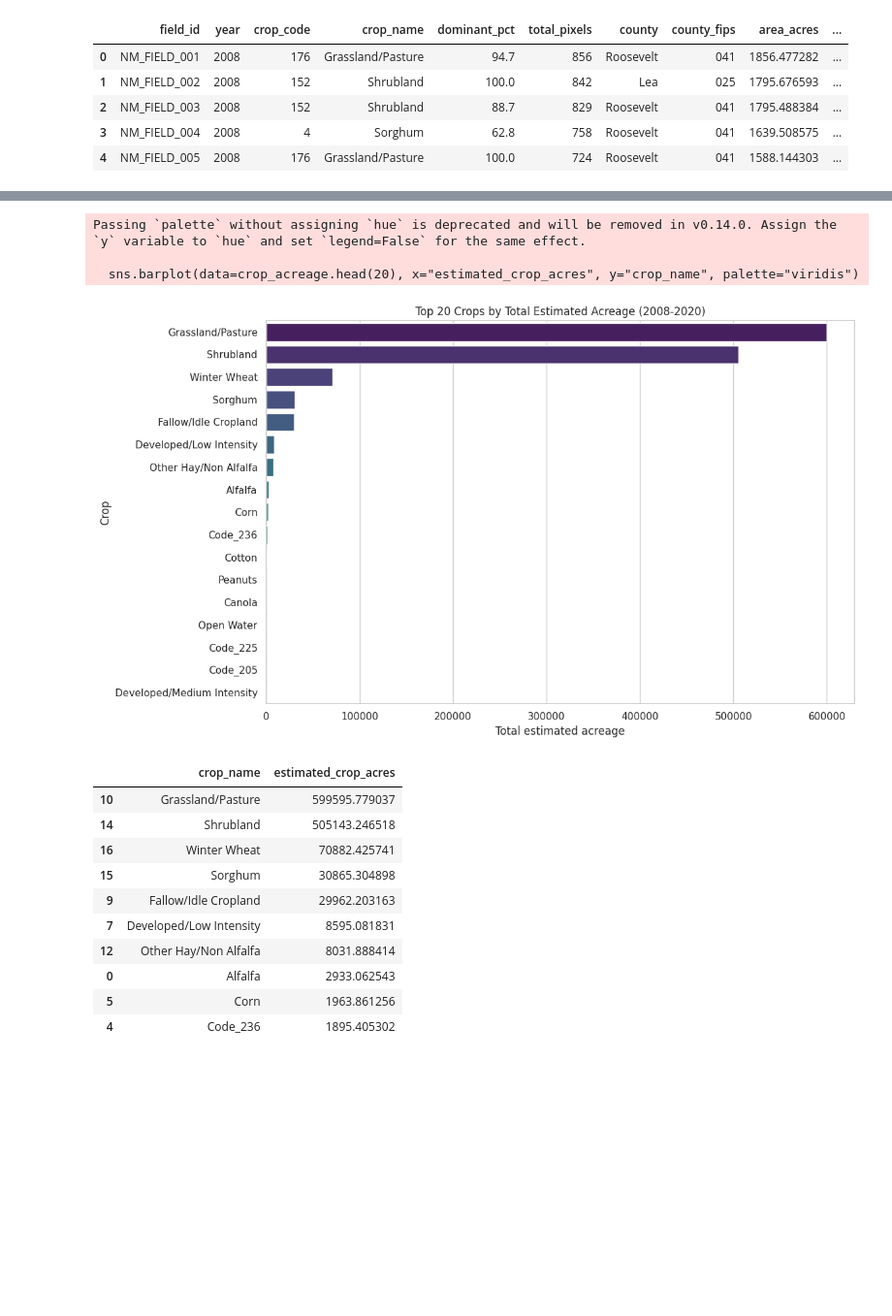
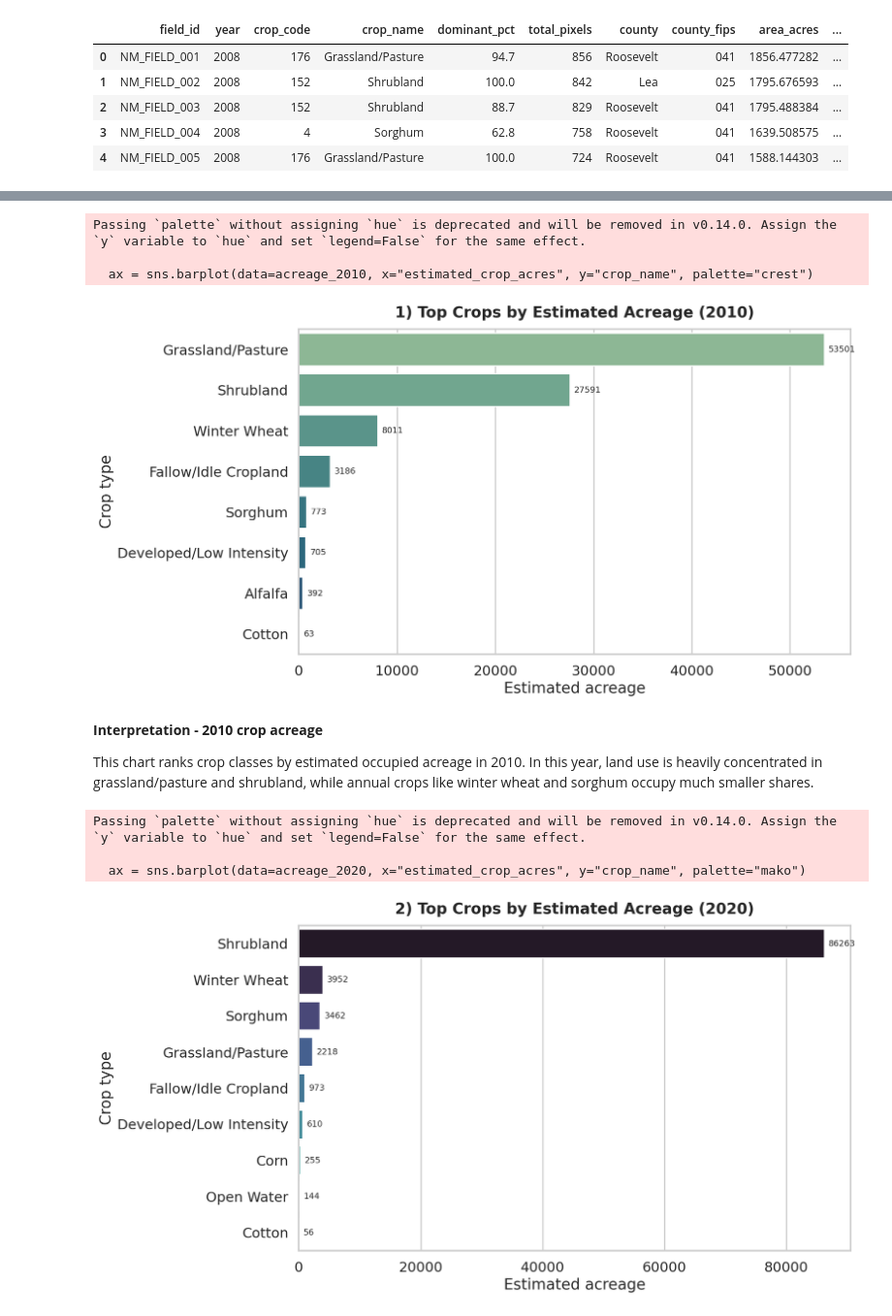
Before and after one commit to psbsingh25/EVTLR-Project, a Jupyter notebook: notebooks/03_field_eda/assignment-03-eda.ipynb, the cells around one changed output, grey strips where cells are left out. Shown at 97% size. Drawn from its saved outputs; the diff is of its cells as text; code cells hidden in the pictures; blank space fills up the shorter version.

```diff
--- a/notebooks/03_field_eda/assignment-03-eda.ipynb
+++ b/notebooks/03_field_eda/assignment-03-eda.ipynb
@@ -284,33 +333,50 @@ Merged crop + field + soil data - .describe(include='all').T
+# %%
+year_df = dashboard_df[dashboard_df["year"] == 2010].copy()
+acreage_2010 = (
+    year_df.groupby("crop_name", as_index=False)["estimated_crop_acres"]
+    .sum()
+    .sort_values("estimated_crop_acres", ascending=False)
+)
+
+plt.figure(figsize=(13, 7))
+ax = sns.barplot(data=acreage_2010, x="estimated_crop_acres", y="crop_name", palette="crest")
+ax.set_title("1) Top Crops by Estimated Acreage (2010)", pad=14, weight="bold")
+ax.set_xlabel("Estimated acreage")
+ax.set_ylabel("Crop type")
+for container in ax.containers:
+    ax.bar_label(container, fmt="%.0f", fontsize=10, padding=5)
+plt.tight_layout()
+plt.savefig(DASHBOARD_ASSETS_DIR / "01_crop_total_estimated_area_2010.png", bbox_inches="tight")
+plt.show()
+# %% [output]
+Passing `palette` without assigning `hue` is deprecated and will be removed in v0.14.0. Assign the `y` variable to `hue` and set `legend=False` for the same effect.
+
+  ax = sns.barplot(data=acreage_2010, x="estimated_crop_acres", y="crop_name", palette="crest")
+[figure, added]
+# %% [markdown]
+**Interpretation - 2010 crop acreage**
+
+This chart ranks crop classes by estimated occupied acreage in 2010. In this year, land use is heavily concentrated in grassland/pasture and shrubland, while annual crops like winter wheat and sorghum occupy much smaller shares.
 # %%
-crop_acreage = (
-    merged_df.groupby("crop_name", as_index=False)["estimated_crop_acres"]
+year_df = dashboard_df[dashboard_df["year"] == 2020].copy()
+acreage_2020 = (
+    year_df.groupby("crop_name", as_index=False)["estimated_crop_acres"]
     .sum()
     .sort_values("estimated_crop_acres", ascending=False)
 )
 
-plt.figure(figsize=(12, 7))
-sns.barplot(data=crop_acreage.head(20), x="estimated_crop_acres", y="crop_name", palette="viridis")
-plt.title("Top 20 Crops by Total Estimated Acreage (2008-2020)")
-plt.xlabel("Total estimated acreage")
-plt.ylabel("Crop")
+plt.figure(figsize=(13, 7))
+ax = sns.barplot(data=acreage_2020, x="estimated_crop_acres", y="crop_name", palette="mako")
+ax.set_title("2) Top Crops by Estimated Acreage (2020)", pad=14, weight="bold")
+ax.set_xlabel("Estimated acreage")
+ax.set_ylabel("Crop type")
+for container in ax.containers:
+    ax.bar_label(container, fmt="%.0f", fontsize=10, padding=5)
 plt.tight_layout()
-plt.savefig(FIGURES_DIR / "01_total_acreage_per_crop.png", dpi=150, bbox_inches="tight")
+plt.savefig(DASHBOARD_ASSETS_DIR / "02_crop_total_estimated_area_2020.png", bbox_inches="tight")
 plt.show()
-
-crop_acreage.head(10)
 # %% [output]
 Passing `palette` without assigning `hue` is deprecated and will be removed in v0.14.0. Assign the `y` variable to `hue` and set `legend=False` for the same effect.
 
-  sns.barplot(data=crop_acreage.head(20), x="estimated_crop_acres", y="crop_name", palette="viridis")
+  ax = sns.barplot(data=acreage_2020, x="estimated_crop_acres", y="crop_name", palette="mako")
-[figure, old version]
+[figure, new version]
-|  | crop_name | estimated_crop_acres |
-| 10 | Grassland/Pasture | 599595.779037 |
-| 14 | Shrubland | 505143.246518 |
-| 16 | Winter Wheat | 70882.425741 |
-| 15 | Sorghum | 30865.304898 |
-| 9 | Fallow/Idle Cropland | 29962.203163 |
-| 7 | Developed/Low Intensity | 8595.081831 |
-| 12 | Other Hay/Non Alfalfa | 8031.888414 |
-| 0 | Alfalfa | 2933.062543 |
-| 5 | Corn | 1963.861256 |
-| 4 | Code_236 | 1895.405302 |
```
Also changed, not shown: parts of 26 cells of this notebook, 10 other files.
